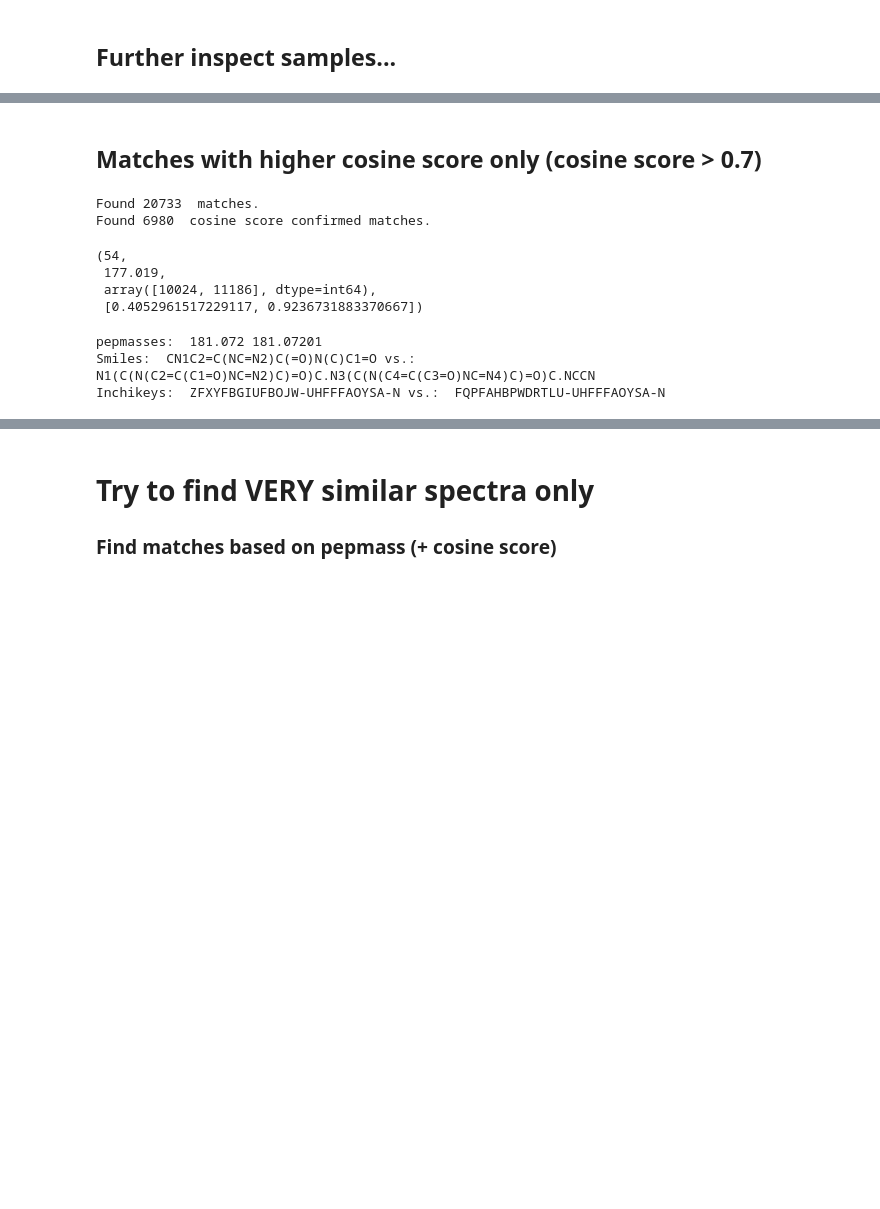
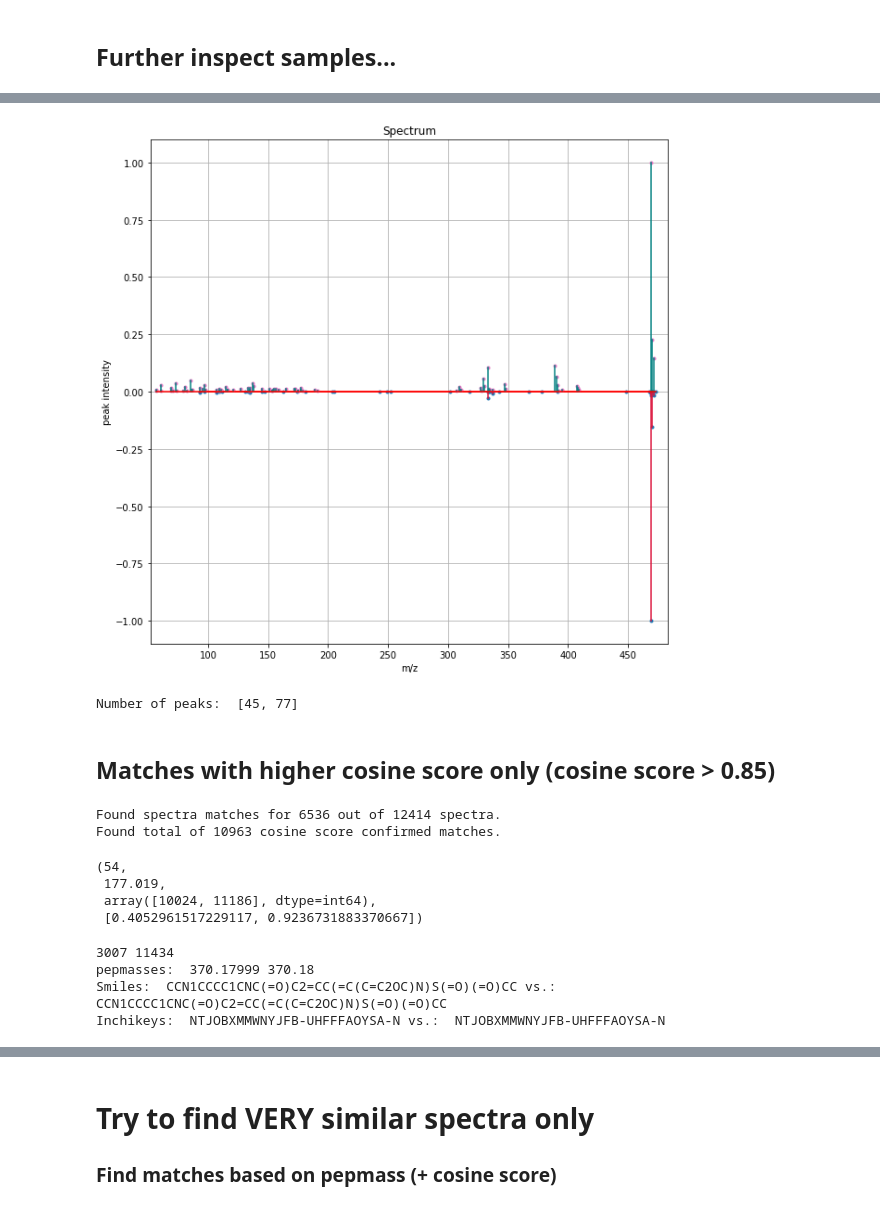
Before and after one commit to florian-huber/SeSiMe, a Jupyter notebook: notebooks/Spec2Vec-compare_MS-MS_datasets.ipynb, the cells around one changed output, grey strips where cells are left out. Drawn from its saved outputs; the diff is of its cells as text; code cells hidden in the pictures; blank space fills up the shorter version.

```diff
--- a/notebooks/Spec2Vec-compare_MS-MS_datasets.ipynb
+++ b/notebooks/Spec2Vec-compare_MS-MS_datasets.ipynb
@@ -335,37 +320,45 @@ Number of peaks:  [12, 22]
+# %%
+id = 1000
+ID1, ID2 = find_precursor_matches_confirmed[id][:2]
+
+compare_spectra(spectra_ref[ID1],spectra[ID2], min_mz = None, max_mz = None)
+# %% [output]
+[figure, added]
+Number of peaks:  [45, 77]
 # %% [markdown]
-## Matches with higher cosine score only (cosine score > 0.7)
+## Matches with higher cosine score only (cosine score > 0.85)
 # %%
-cosine_threshold = 0.7
+decimals = 2
+cosine_threshold = 0.85
 cosine_tol = 0.01
 
 find_precursor_matches = []
 find_precursor_matches_confirmed = []
 find_precursor_matches_not_confirmed = []
-find_precursor_matches_1 = []
 find_target_matched = np.zeros((len(spectra)))
 
-for i, pepmass in enumerate(allGNPS_mz):
-    found_ones = np.where(target_mz == np.round(pepmass, decimals))[0]
+for i, pepmass in enumerate(target_mz):
+    found_ones = np.where(allGNPS_mz == np.round(pepmass, decimals))[0]
+    found_match = 0
     if len(found_ones) > 0:
-        find_precursor_matches.append(1)
-        cosine_scores = []
         for one in found_ones:
-            cosine_scores.append(MS_functions.cosine_score(spectra[i], spectra_ref[one], tol = cosine_tol)[0])
-        find_precursor_matches_1.append((i, precursor_mz, found_ones, cosine_scores))
-        if max(cosine_scores) > cosine_threshold:
-            find_precursor_matches_confirmed.append((i, precursor_mz, found_ones, cosine_scores))
-        else:
-            find_precursor_matches_not_confirmed.append((i, max(cosine_scores)))
+            cosine_score = MS_functions.cosine_score(spectra_ref[i], spectra[one], tol = cosine_tol)[0]
+            if cosine_score > cosine_threshold:
+                found_match = 1
+                find_precursor_matches_confirmed.append((i, one, cosine_score))
+            else:
+                find_precursor_matches_not_confirmed.append((i, one, cosine_score))
     else:
-        find_precursor_matches.append(0)
+        pass
+    find_precursor_matches.append(found_match)
 
-print("Found", np.sum(np.array(find_precursor_matches)), " matches.")
+print("Found spectra matches for", np.sum(np.array(find_precursor_matches)), "out of", len(spectra_ref), "spectra.")
 found_IDX = np.where(np.array(find_precursor_matches) == 1)
 
-print("Found", len(find_precursor_matches_confirmed), " cosine score confirmed matches.")
+print("Found total of", len(find_precursor_matches_confirmed), "cosine score confirmed matches.")
 # %% [output]
-Found 20733  matches.
-Found 6980  cosine score confirmed matches.
+Found spectra matches for 6536 out of 12414 spectra.
+Found total of 10963 cosine score confirmed matches.
 # %%
 find_precursor_matches_confirmed[1]
 # %% [output]
@@ -374,13 +367,15 @@ find_precursor_matches_confirmed[1]
  array([10024, 11186], dtype=int64),
  [0.4052961517229117, 0.9236731883370667])
 # %%
-ID1, ID2 = 54, 11186
-
-print("pepmasses: ", spectra[ID1].metadata['pepmass'][0], spectra_ref[ID2].metadata['pepmass'][0])
-print("Smiles: ", spectra[ID1].metadata['smiles'], "vs.: ", spectra_ref[ID2].metadata['smiles'])
-print("Inchikeys: ", spectra[ID1].metadata['inchikey'], "vs.: ", spectra_ref[ID2].metadata['inchikey'])
+id = 2000
+ID1, ID2 = find_precursor_matches_confirmed[id][:2]
+print(ID1,ID2)
+print("pepmasses: ", spectra_ref[ID1].metadata['pepmass'][0], spectra[ID2].metadata['pepmass'][0])
+print("Smiles: ", spectra_ref[ID1].metadata['smiles'], "vs.: ", spectra[ID2].metadata['smiles'])
+print("Inchikeys: ", spectra_ref[ID1].metadata['inchikey'], "vs.: ", spectra[ID2].metadata['inchikey'])
 # %% [output]
-pepmasses:  181.072 181.07201
-Smiles:  CN1C2=C(NC=N2)C(=O)N(C)C1=O vs.:  N1(C(N(C2=C(C1=O)NC=N2)C)=O)C.N3(C(N(C4=C(C3=O)NC=N4)C)=O)C.NCCN
-Inchikeys:  ZFXYFBGIUFBOJW-UHFFFAOYSA-N vs.:  FQPFAHBPWDRTLU-UHFFFAOYSA-N
+3007 11434
+pepmasses:  370.17999 370.18
+Smiles:  CCN1CCCC1CNC(=O)C2=CC(=C(C=C2OC)N)S(=O)(=O)CC vs.:  CCN1CCCC1CNC(=O)C2=CC(=C(C=C2OC)N)S(=O)(=O)CC
+Inchikeys:  NTJOBXMMWNYJFB-UHFFFAOYSA-N vs.:  NTJOBXMMWNYJFB-UHFFFAOYSA-N
 # %%
```
Also changed, not shown: parts of 59 cells of this notebook.
